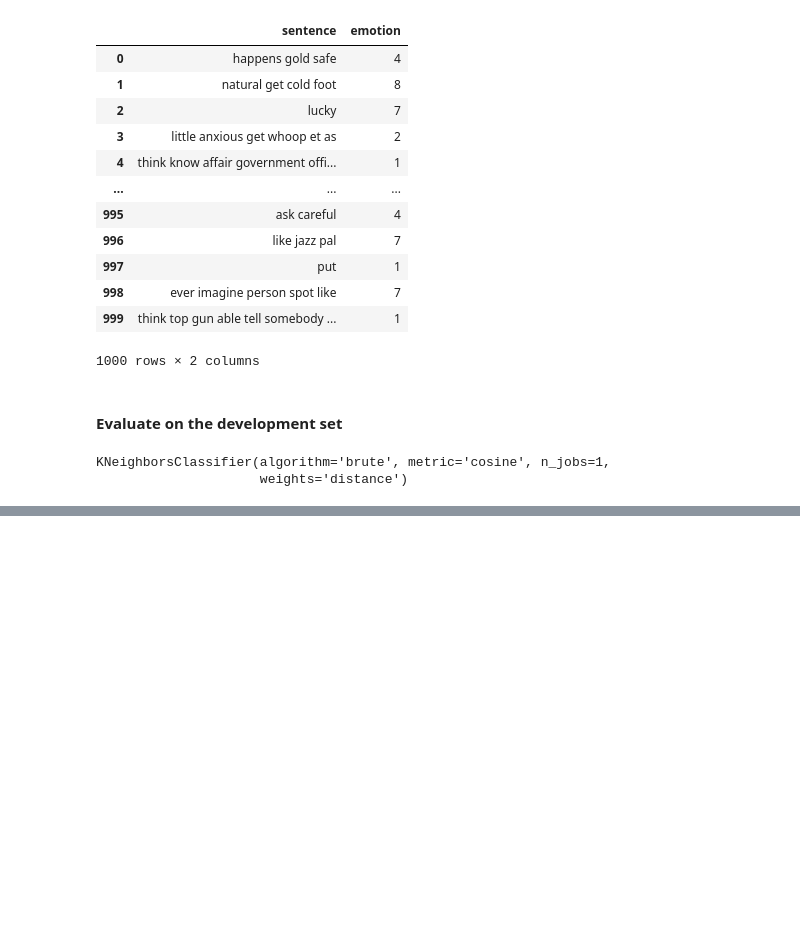
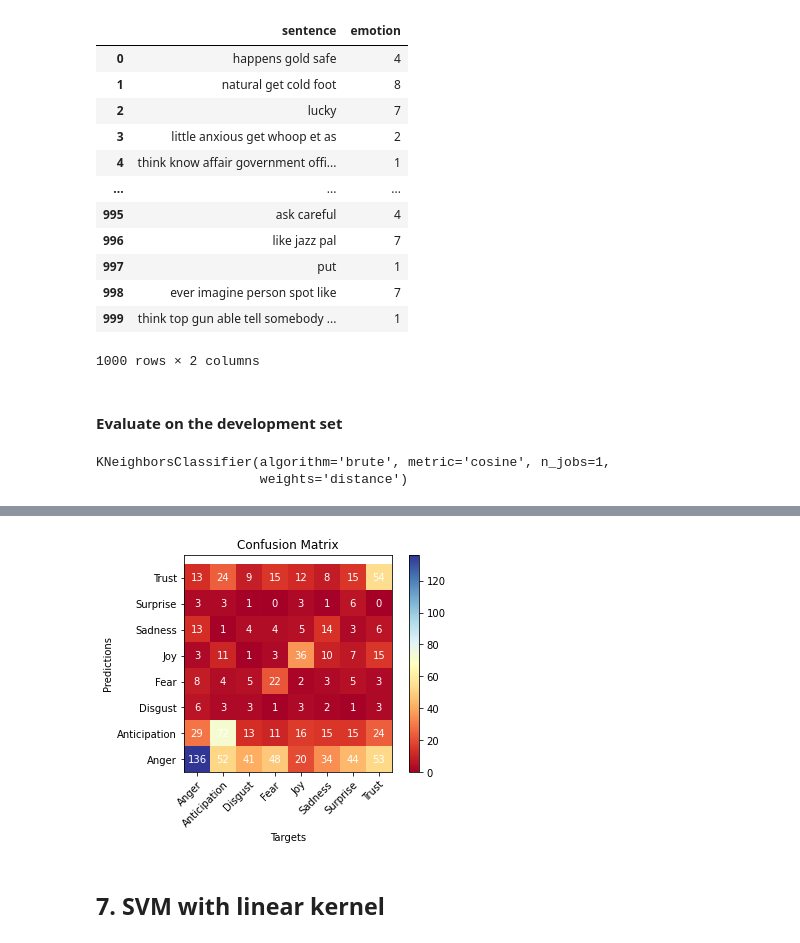
Before and after one commit to Routzahn30/TM.2022, a Jupyter notebook: Project_Opinion_Mining.ipynb, the cells around one changed output, grey strips where cells are left out. Saved outputs shown, nothing was run; the diff lists cells and outputs as text; code cells hidden in the pictures; blank space fills up the shorter version.

```diff
--- a/Project_Opinion_Mining.ipynb
+++ b/Project_Opinion_Mining.ipynb
@@ -517,0 +522,8 @@ plot_cm(confusion_matrix(predict, y_dev), labels.keys())
+# %%
+#Fit the model
+nb=MultinomialNB()
+nb=nb.fit(X,y)
+# %%
+#predict
+y_dev = np.array(opinion_df_dev["emotion"])
+predict = nb.predict(Dev)
@@ -517,0 +547,7 @@ plot_cm(confusion_matrix(predict, y_dev), labels.keys())
+# %%
+labels = {"Anger": 1, "Anticipation": 2, "Disgust": 3, "Fear": 4, "Joy": 5, "Sadness" : 6, "Surprise" : 7, "Trust" : 8}
+plot_cm(confusion_matrix(predict, y_dev), labels.keys())
+# %% [output]
+[figure, added]
+# %% [markdown]
+## 7. SVM with linear kernel
```
Also changed, not shown: parts of 11 cells of this notebook.
